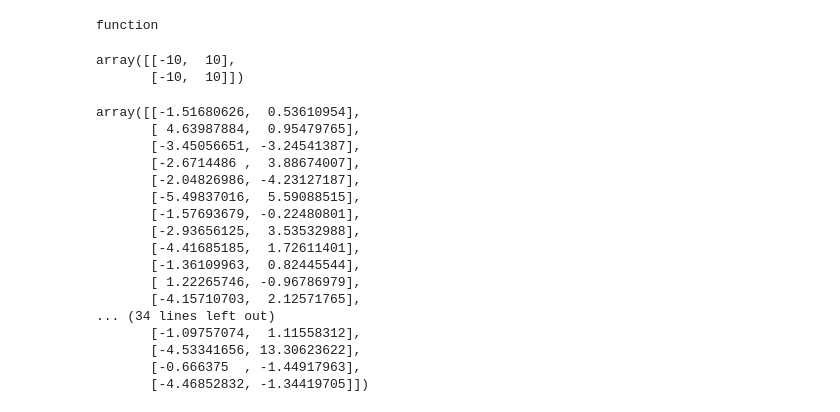
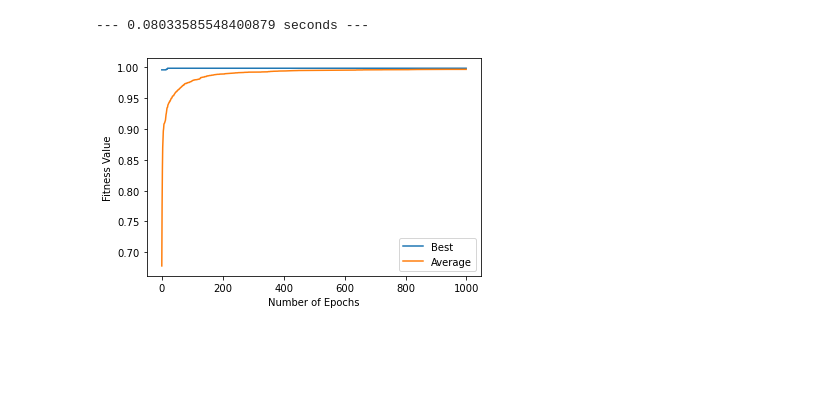
Before and after one commit to pdcos/evolutionary_algorithms, a Jupyter notebook: notebooks/differential_evolution_prototype.ipynb, the cells around one changed output. Drawn from its saved outputs; the diff is of its cells as text; code cells hidden in the pictures; blank space fills up the shorter version.

```diff
--- a/notebooks/differential_evolution_prototype.ipynb
+++ b/notebooks/differential_evolution_prototype.ipynb
@@ -11,15 +14,6 @@ def schaffer_function(mat_x_y):
     g = 0.5 + (np.power((np.sin( np.sqrt( np.power(x, 2) + np.power(y, 2)))), 2) - 0.5)/ \
         (1 + 0.001 * (np.power(x, 2) + np.power(y, 2)))
     return g
-# %%
-type(schaffer_function)
-# %% [output]
-function
-# %%
-np.array([(-10,10), (-10,10)])
-# %% [output]
-array([[-10,  10],
-       [-10,  10]])
 # %%
 class DifferentialEvolutionAlgorithm():
     def __init__(self,
@@ -30,7 +24,9 @@ class DifferentialEvolutionAlgorithm():
                  mutation_rate:float,
                  fitness_func, # Function Type,
                  crossover_rate = 0.8,
-                 seed=42
+                 seed=42,
+                 eval_every=100,
+                 verbose = 0,
                 ):
 
         self.num_epochs = num_epochs
@@ -41,6 +37,10 @@ class DifferentialEvolutionAlgorithm():
         self.fitness_func = fitness_func
         self.seed = seed
         self.crossover_rate = crossover_rate
+        self.best_ind_list = np.zeros(self.num_epochs)
+        self.avg_ind_list = np.zeros(self.num_epochs)
+        self.eval_every = eval_every
+        self.verbose = verbose
 
         np.random.seed(seed=seed)
 
@@ -69,56 +69,60 @@ class DifferentialEvolutionAlgorithm():
         aleat_index_ohe = np.full((aleat_index.size, aleat_index.max() + 1), fill_value=False, dtype=bool)
         aleat_index_ohe[np.arange(aleat_index.size, dtype=int), aleat_index] = True
         self.u_g = self.x_g.copy()
         self.u_g[crossover_prob >= self.crossover_rate] = self.v_g[crossover_prob >= self.crossover_rate]
         self.u_g[aleat_index_ohe] = self.v_g[aleat_index_ohe]
         return
 
     def selection(self):
         self.fitness_x_g = self.fitness_func(self.x_g)
         self.fitness_u_g = self.fitness_func(self.u_g)
         replacement_indices = self.fitness_u_g > self.fitness_x_g
         self.x_g[replacement_indices] = self.u_g[replacement_indices]
+        self.fitness_x_g[replacement_indices] = self.fitness_u_g[replacement_indices]
         return
 
+    def callback(self):
+        max_val = np.max(self.fitness_x_g)
+        mean_val = np.mean(self.fitness_x_g)
+        self.best_ind_list[self.curr_epoch] = max_val
+        self.avg_ind_list[self.curr_epoch] = mean_val
+        if (self.curr_epoch % self.eval_every == 0) and self.verbose != 0 :
+            print(f"Epoch {self.curr_epoch}: Best: {max_val}, Average: {mean_val}")
+
     def fit(self):
+        start_time = time.time()
         self.init_pop()
-        for epoch in range(self.num_epochs):
+        for epoch in tqdm(range(self.num_epochs)):
+            self.curr_epoch = epoch
             self.mutation()
             self.crossover()
             self.selection()
+            self.callback()
+        print("--- %s seconds ---" % (time.time() - start_time))
         return self.x_g
 
+    def plot(self):
+        plt.plot(self.best_ind_list, label="Best")
+        plt.plot(self.avg_ind_list, label="Average")
+        plt.xlabel("Number of Epochs")
+        plt.ylabel("Fitness Value")
+        plt.legend()
+        plt.show()
 
 
 de_alg = DifferentialEvolutionAlgorithm(
-                                        num_epochs=100,
-                                        pop_size=50,
+                                        num_epochs=1000,
+                                        pop_size=100,
                                         chrom_length=2,
                                         value_ranges=[(-10,10), (-10,10)],
                                         mutation_rate=0.8,
                                         fitness_func=schaffer_function
                                         )
 best_solutions = de_alg.fit()
+de_alg.plot()
+# %% [output]
+--- 0.08033585548400879 seconds ---
+[figure, added]
-# %%
-best_solutions
-# %% [output]
-array([[-1.51680626,  0.53610954],
-       [ 4.63987884,  0.95479765],
-       [-3.45056651, -3.24541387],
-       [-2.6714486 ,  3.88674007],
-       [-2.04826986, -4.23127187],
-       [-5.49837016,  5.59088515],
-       [-1.57693679, -0.22480801],
-       [-2.93656125,  3.53532988],
-       [-4.41685185,  1.72611401],
-       [-1.36109963,  0.82445544],
-       [ 1.22265746, -0.96786979],
-       [-4.15710703,  2.12571765],
-... (34 lines left out)
-       [-1.09757074,  1.11558312],
-       [-4.53341656, 13.30623622],
-       [-0.666375  , -1.44917963],
-       [-4.46852832, -1.34419705]])
 # %%
 def schaffer_function_plot(x,y):
     g = 0.5 + (np.power((np.sin( np.sqrt( np.power(x, 2) + np.power(y, 2)))), 2) - 0.5)/ \
```
Also changed, not shown: parts of 2 cells of this notebook.
